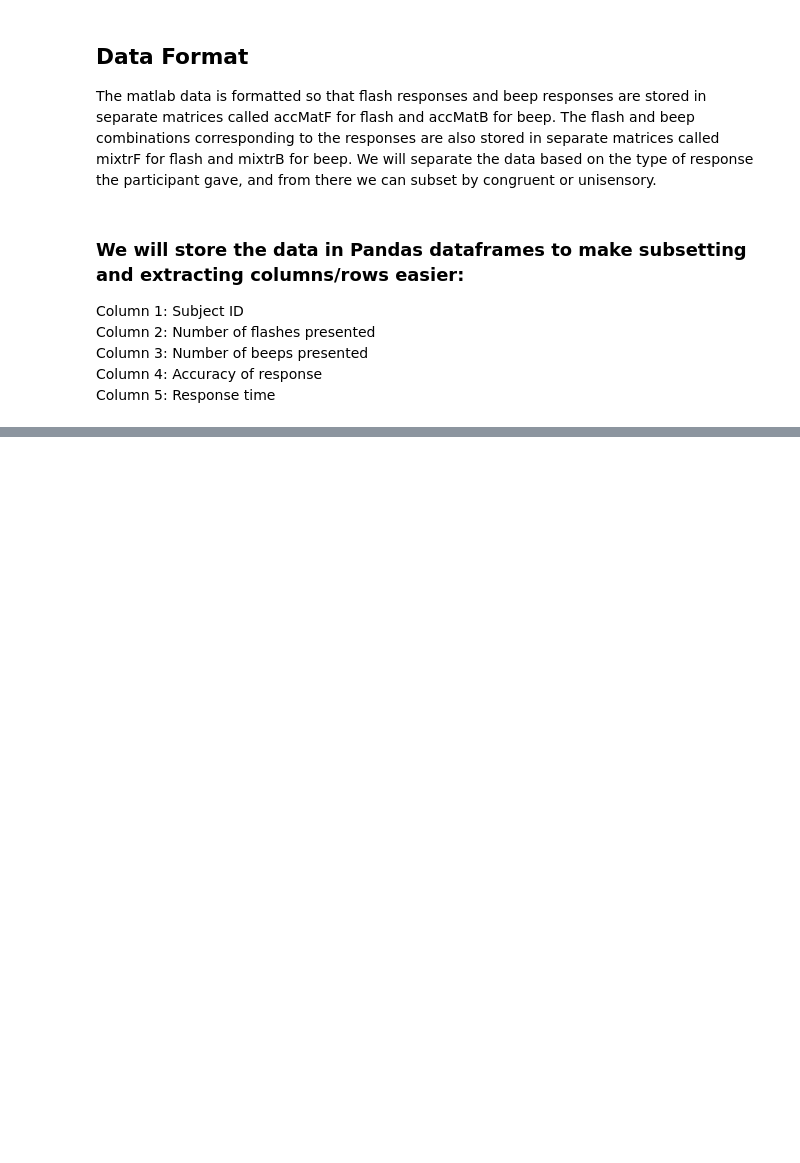
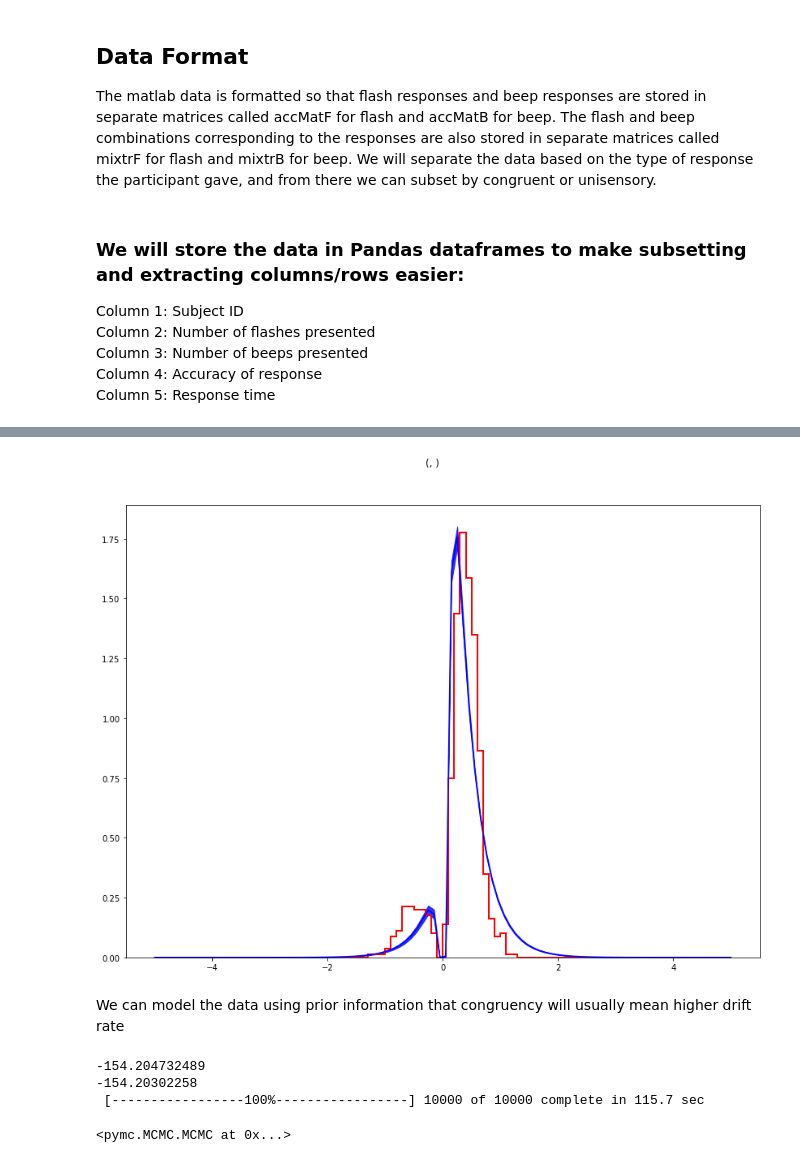
Before and after one commit to chauedwin/NumerosityHDDM, a Jupyter notebook: NewExperiment.ipynb, the cells around one changed output, grey strips where cells are left out. Cells and saved outputs as stored; diff of their text form; code cells hidden in the pictures; blank space fills up the shorter version.

```diff
--- a/NewExperiment.ipynb
+++ b/NewExperiment.ipynb
@@ -245,0 +270,15 @@ alldata
+# %%
+model.plot_posterior_predictive(figsize=(14, 10))
+# %% [output]
+[figure, added]
+# %% [markdown]
+We can model the data using prior information that congruency will usually mean higher drift rate
+# %%
+m_stim = hddm.HDDM(alldata, depends_on={'v': 'stimName'})
+m_stim.find_starting_values()
+m_stim.sample(10000, burn=1000)
+# %% [output]
+-154.204732489
+-154.20302258
+ [-----------------100%-----------------] 10000 of 10000 complete in 115.7 sec
+<pymc.MCMC.MCMC at 0x...>
```
Also changed, not shown: parts of 18 cells of this notebook.
